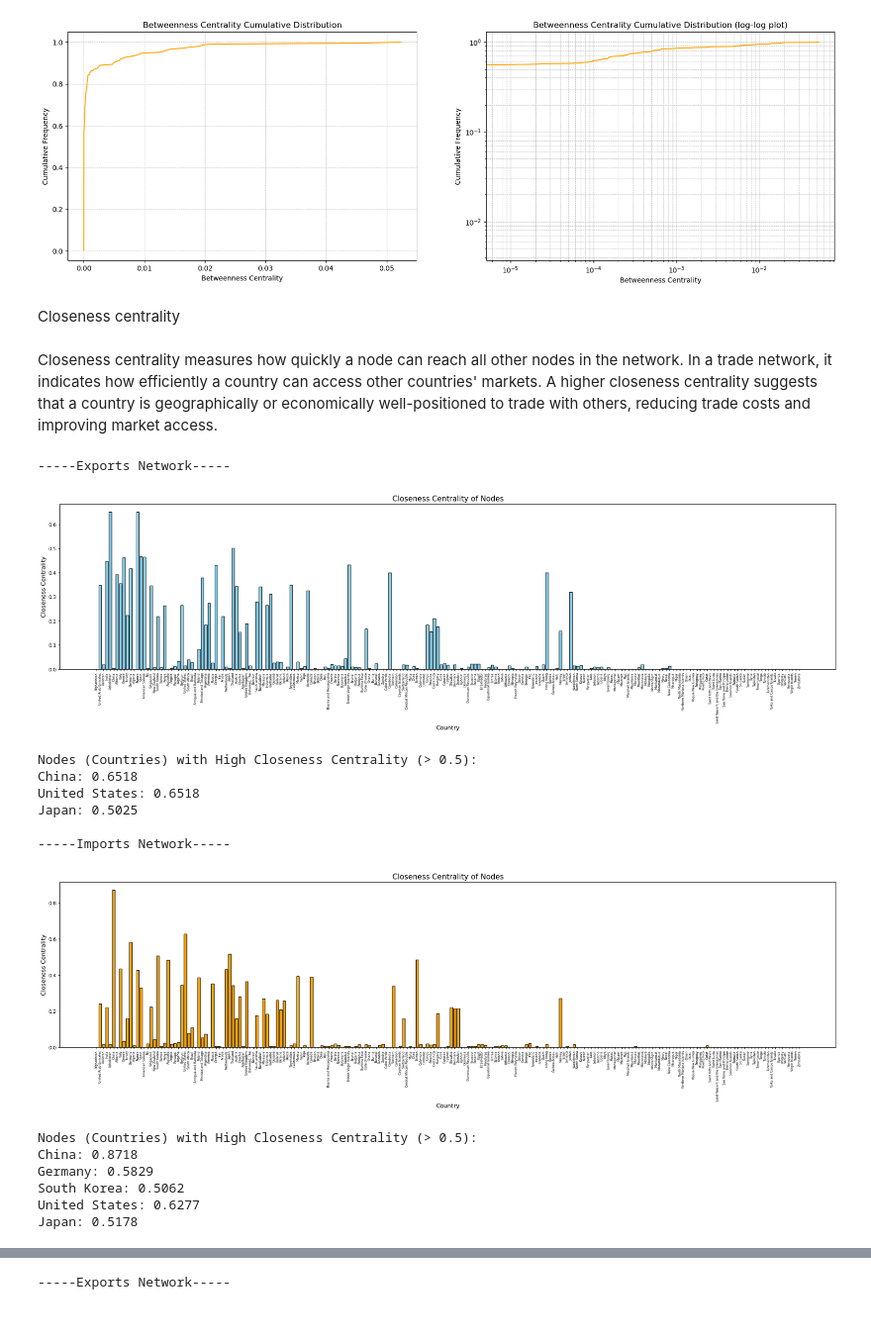
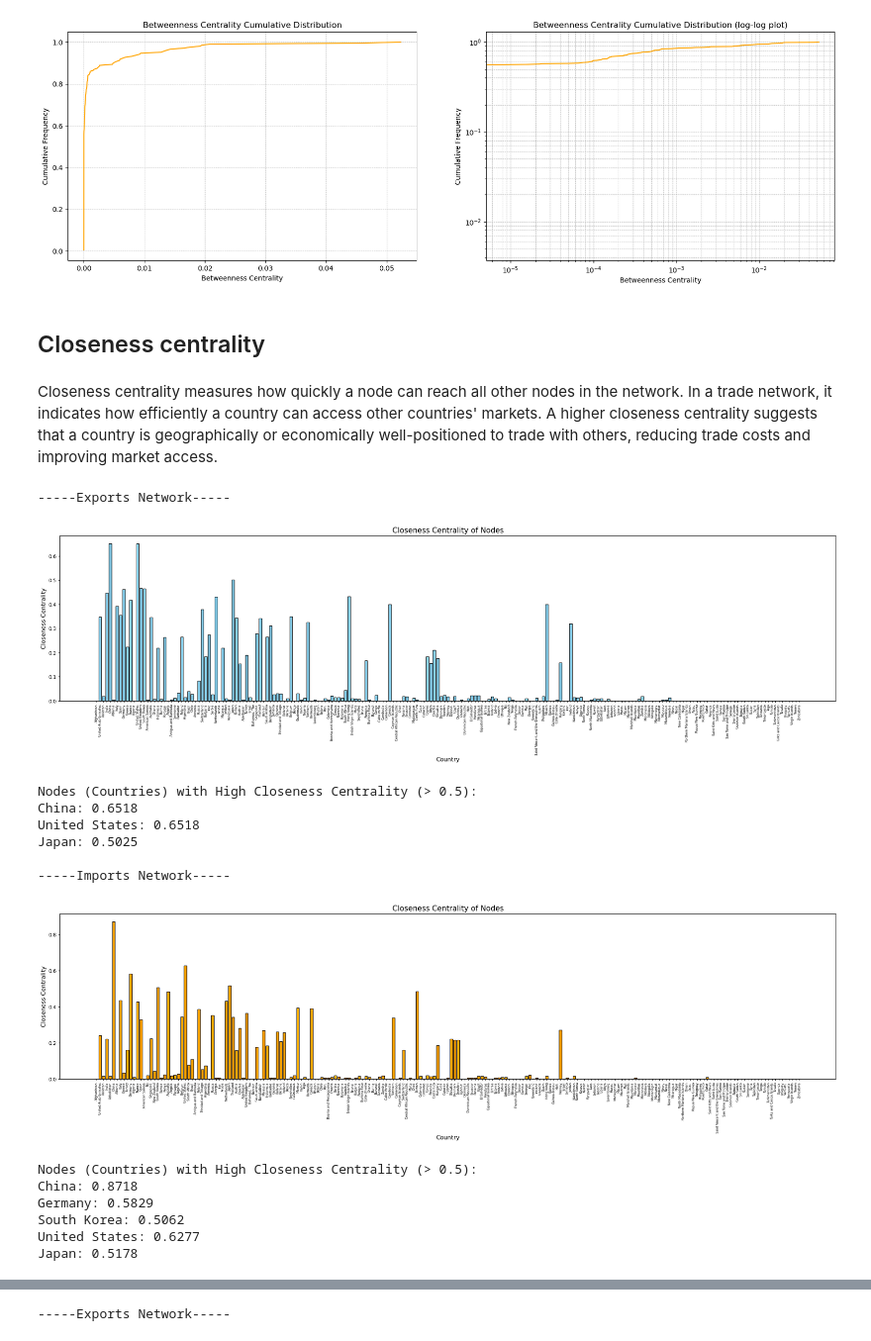
Before and after one commit to Flebio/sna_import_export, a Jupyter notebook: import_export.ipynb, the cells around one changed output, grey strips where cells are left out. Shown at 99% size. Drawn from its saved outputs; the diff is of its cells as text; code cells hidden in the pictures.

```diff
--- a/import_export.ipynb
+++ b/import_export.ipynb
@@ -197,7 +203,6 @@ G_import = G_imports.subgraph(common_nodes).copy()
 eliminated_from_exports = nodes_export - common_nodes
 eliminated_from_imports = nodes_import - common_nodes
 
-countries = G_import.nodes()
 print(f"Nodes eliminated from export graph: {eliminated_from_exports}")
 print(f"Nodes eliminated from import graph: {eliminated_from_imports}")
 # %% [output]
@@ -217,7 +222,8 @@ degree_centrality_values_export = list(degree_centrality_export.values())
 degree_centrality_values_import = list(degree_centrality_import.values())
 
 # Plot histogram
-def centrality(countries, cent, centrality_values, type, threshold, color='skyblue'):
+def centrality(cent, centrality_values, type, threshold, color='skyblue'):
+    countries = cent.keys()
     plt.figure(figsize=(28, 6))
     plt.bar(countries, centrality_values, color=color, edgecolor='black')
     plt.xticks(rotation=90, fontsize=6)
@@ -233,6 +239,6 @@ def centrality(countries, cent, centrality_values, type, threshold, color='skybl
     return high_centrality_nodes
 
 print("-----Exports Network-----")
-high_degree_nodes_export = centrality(countries, degree_centrality_export, degree_centrality_values_export, type='Degree Centrality',threshold=0.2)
+high_degree_nodes_export = centrality(degree_centrality_export, degree_centrality_values_export, type='Degree Centrality',threshold=0.2)
 # %% [output]
 -----Exports Network-----
@@ -519,22 +558,22 @@ cumulative_distribution(betweenness_centrality_values_import,type='Betweenness',
 -----Imports Network-----
 [figure]
 # %% [markdown]
-Closeness centrality
+## Closeness centrality
 # %% [markdown]
 Closeness centrality measures how quickly a node can reach all other nodes in the network. In a trade network, it indicates how efficiently a country can access other countries' markets. A higher closeness centrality suggests that a country is geographically or economically well-positioned to trade with others, reducing trade costs and improving market access.
 # %%
 closeness_centrality_export = nx.closeness_centrality(G_export)
 closeness_centrality_import = nx.closeness_centrality(G_import)
 closeness_centrality_values_export = list(closeness_centrality_export.values())
 closeness_centrality_values_import = list(closeness_centrality_import.values())
 
 print("-----Exports Network-----")
-high_closeness_nodes_export = centrality(countries, closeness_centrality_export, closeness_centrality_values_export, type='Closeness Centrality',threshold=0.5, color='skyblue')
+high_closeness_nodes_export = centrality(closeness_centrality_export, closeness_centrality_values_export, type='Closeness Centrality',threshold=0.5, color='skyblue')
 print("\n-----Imports Network-----")
-high_closeness_nodes_import = centrality(countries, closeness_centrality_import, closeness_centrality_values_import, type='Closeness Centrality',threshold=0.5, color='orange')
+high_closeness_nodes_import = centrality(closeness_centrality_import, closeness_centrality_values_import, type='Closeness Centrality',threshold=0.5, color='orange')
 # %% [output]
 -----Exports Network-----
-[figure, old version]
+[figure, new version]
 Nodes (Countries) with High Closeness Centrality (> 0.5):
 China: 0.6518
 United States: 0.6518
```
Also changed, not shown: parts of 37 cells of this notebook, 4 other files.
